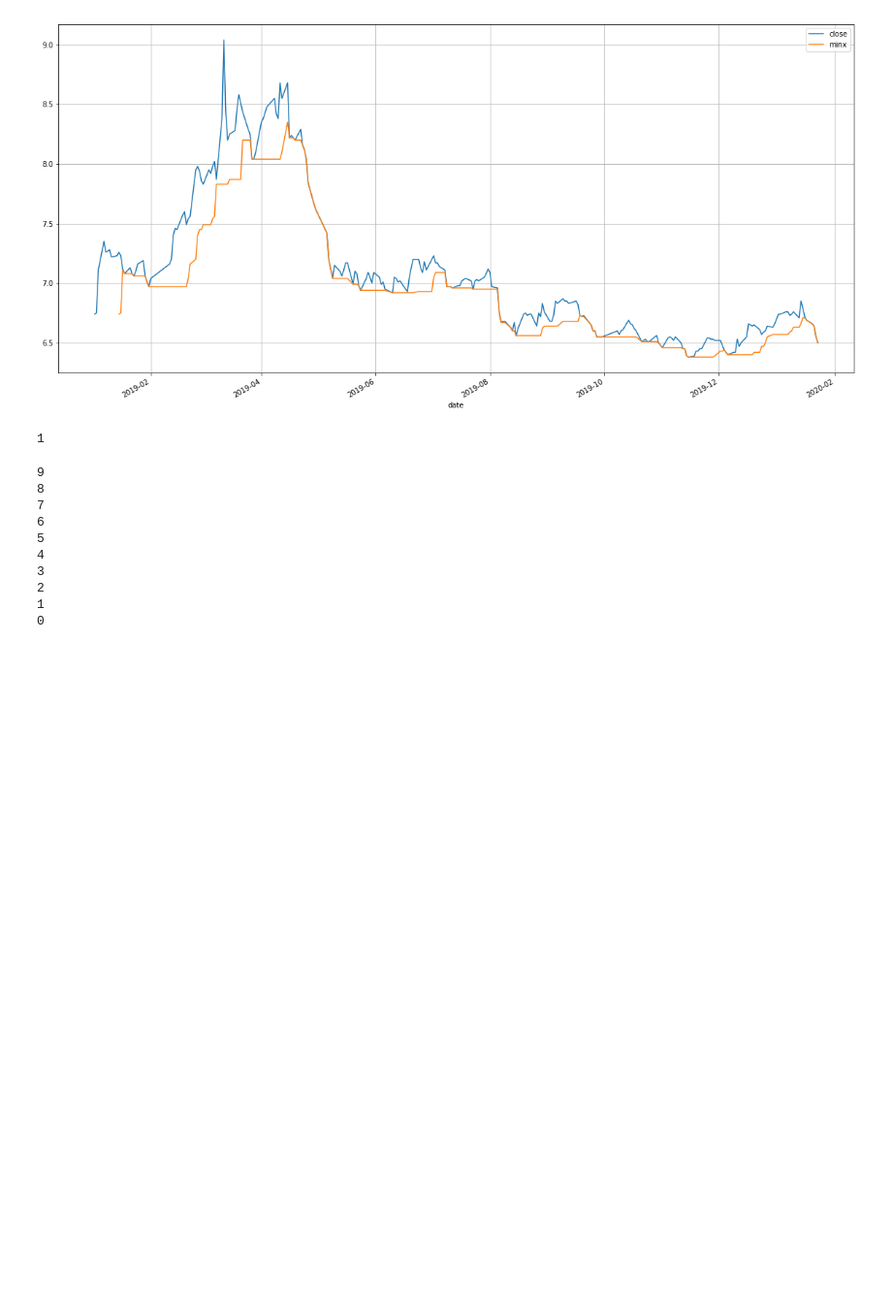
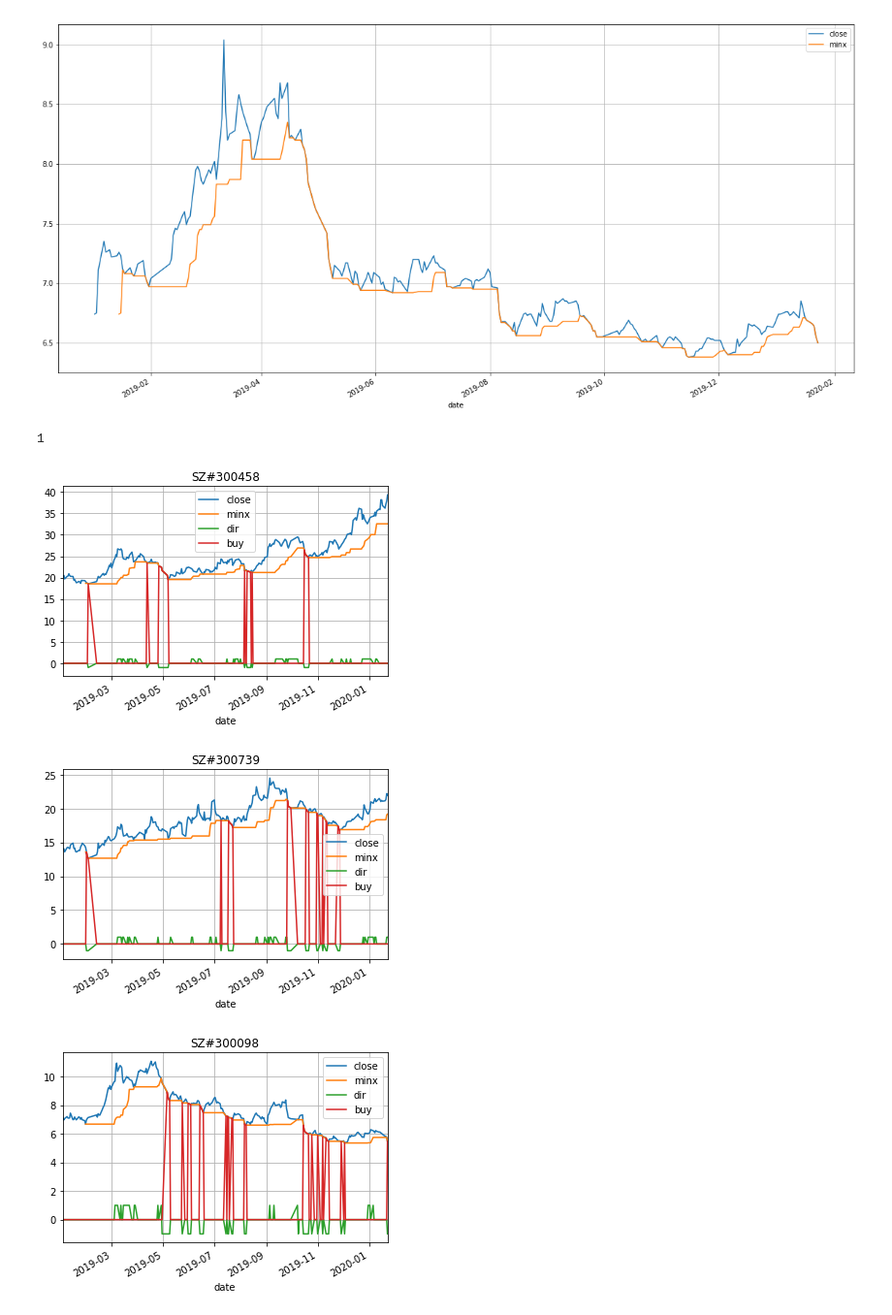
Before and after one commit to chaodongqu/py_research, a Jupyter notebook: tongxinda_data_test.ipynb, the cells around one changed output. Shown at 97% size. Saved outputs shown, nothing was run; the diff lists cells and outputs as text; code cells hidden in the pictures; blank space fills up the shorter version.

```diff
--- a/tongxinda_data_test.ipynb
+++ b/tongxinda_data_test.ipynb
@@ -83,17 +83,3 @@ dt.iloc[0,6] =1
 dt.iloc[0,6]
 # %% [output]
 1
-# %%
-for i in range(0 , 10 ):
-    print(9 - i)
-# %% [output]
-9
-8
-7
-6
-5
-4
-3
-2
-1
-0
@@ -99,0 +165,15 @@ for i in range(0 , 10 ):
+# %%
+filepath = '/Users/quchaodong/stu/test_invest_data/edata'
+c=0
+pathDir =  os.listdir(filepath)
+for allDir in pathDir:
+    fileName = os.path.join('%s/%s' % (filepath, allDir))
+    code_name = allDir[:-4]
+    test( fileName , '2019-01-01' , 20)
+    c = c+1
+    if c >2 :
+        break
+# %% [output]
+[figure, added]
+[figure, added]
+[figure, added]
```
Also changed, not shown: parts of 1 cell of this notebook, 1 other file.
